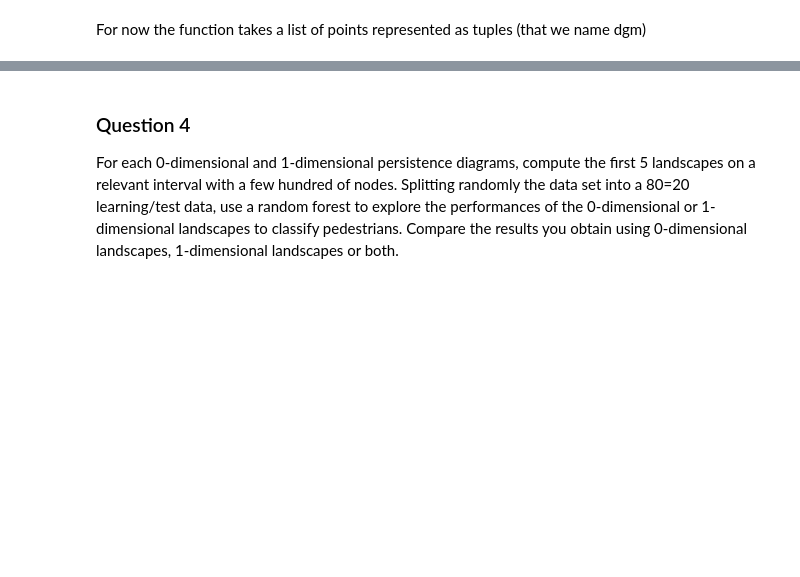
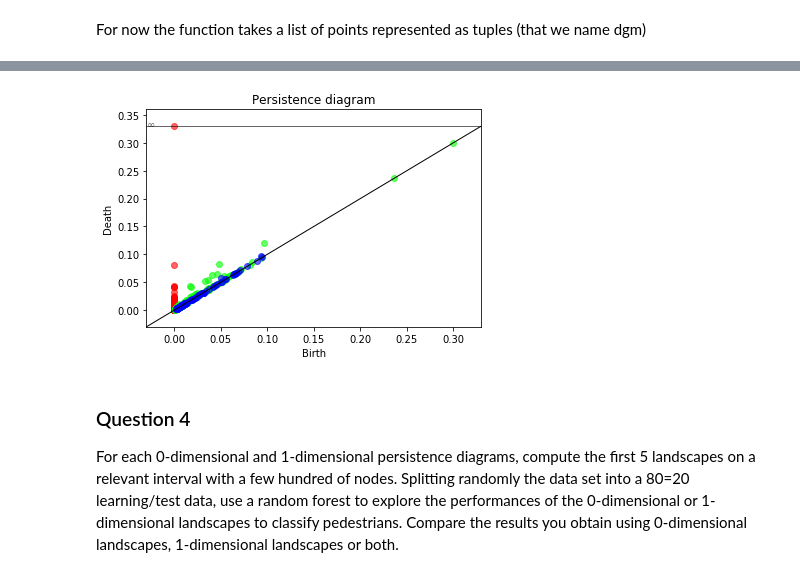
Before and after one commit to sidou10/gmda-pedestrian-recognition, a Jupyter notebook: pedestrian_recognition.ipynb, the cells around one changed output, grey strips where cells are left out. Saved outputs shown, nothing was run; the diff lists cells and outputs as text; code cells hidden in the pictures; blank space fills up the shorter version.

```diff
--- a/pedestrian_recognition.ipynb
+++ b/pedestrian_recognition.ipynb
@@ -53,6 +48,10 @@ def rips_persistance_from_point_cloud(point_cloud, dim, min_persistence=0):
     gudhi.plot_persistence_diagram(diag)
 # %%
 def alpha_persistance_from_point_cloud(point_cloud, min_persistence=0):
+    '''
+    :param point_cloud:
+    :return: persistance diagram of point_cloud
+    '''
     alpha_complex = gudhi.AlphaComplex(points=point_cloud)
     simplex_tree = alpha_complex.create_simplex_tree(max_alpha_square=60.0)
     diag = simplex_tree.persistence(homology_coeff_field=2, min_persistence=min_persistence)
@@ -167,0 +194,4 @@ def persistence_landscape(dgm, k, xmin, xmax, n_nodes, n_ld):
+# %%
+gudhi.plot_persistence_diagram(dgm)
+# %% [output]
+[figure, added]
```
Also changed, not shown: parts of 21 cells of this notebook.
